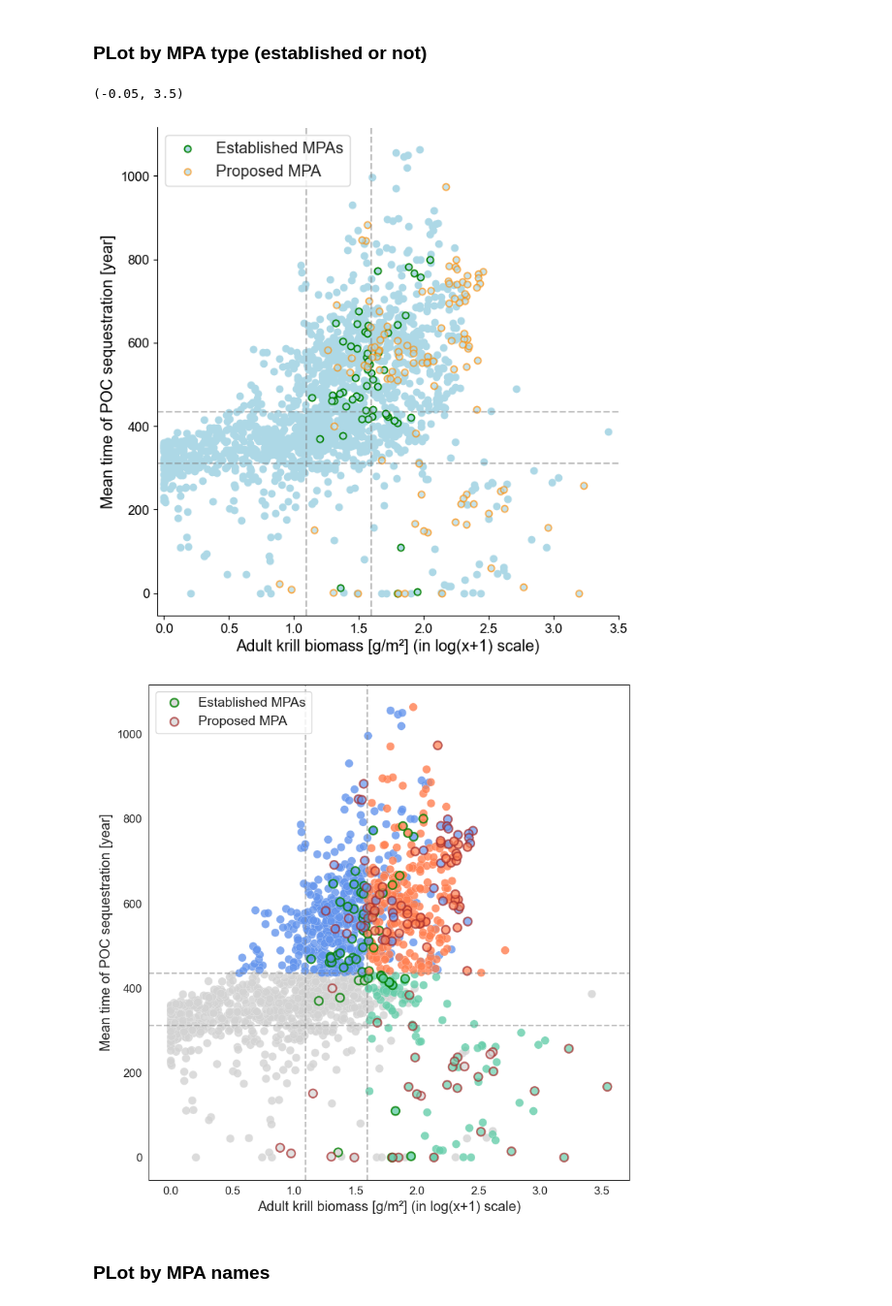
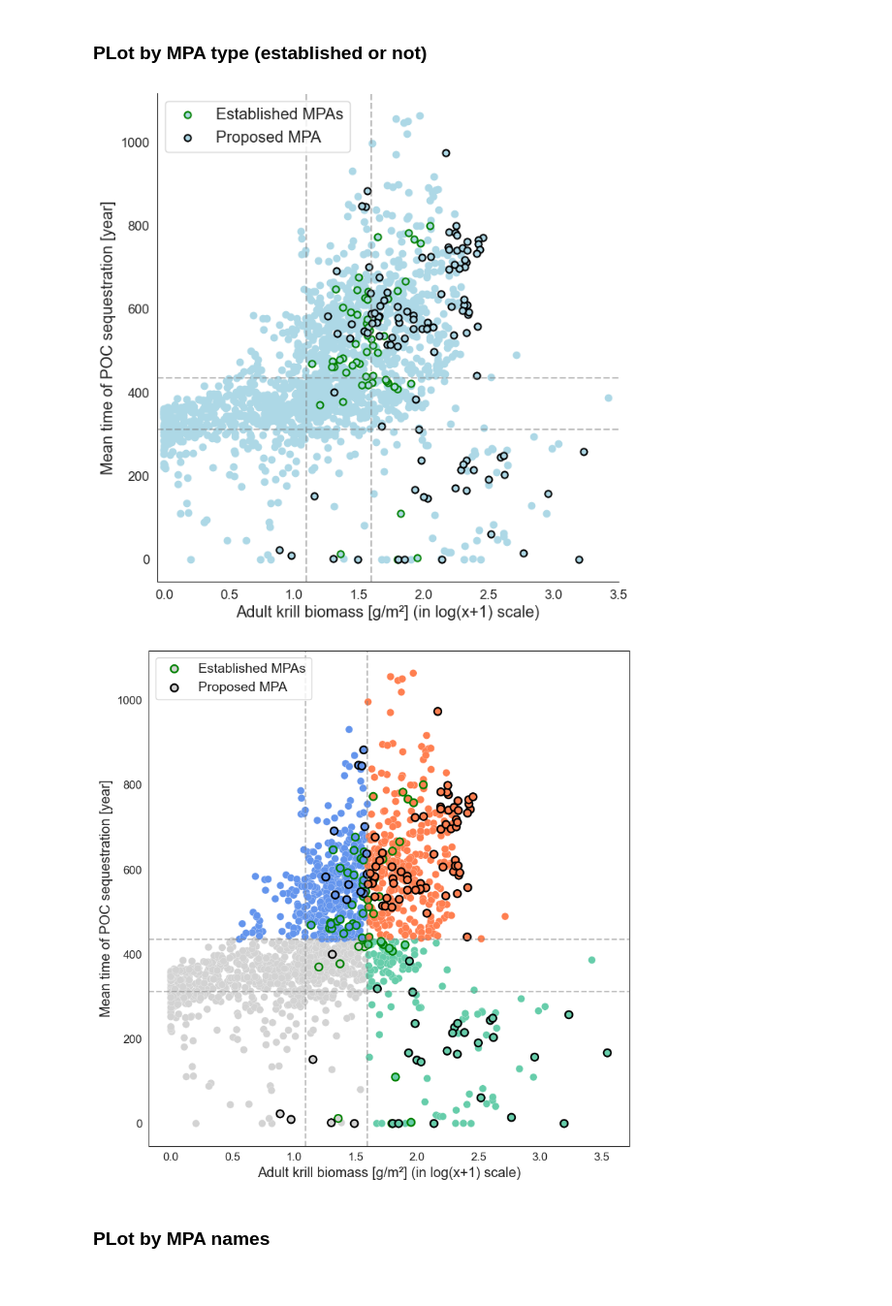
Before and after one commit to AnaelleDurfort/Key_Areas_krill_carbon_sequestration, a Jupyter notebook: 4_MPAs_overlap.ipynb, the cells around one changed output. Shown at 97% size. Drawn from its saved outputs; the diff is of its cells as text; code cells hidden in the pictures.

```diff
--- a/4_MPAs_overlap.ipynb
+++ b/4_MPAs_overlap.ipynb
@@ -586,7 +586,7 @@ p= ax1.scatter(zones_no_protection["krill_adult_log"], zones_no_protection["mean
 p3=ax1.scatter(zones_established_protection["krill_adult_log"], zones_established_protection["mean_seq_time"],
             marker="o",
             facecolors = 'lightblue',
-            linewidths = 1.2,
+            linewidths = 1.4,
             edgecolor = 'g',
             label = 'Established MPAs')
 
@@ -595,9 +595,9 @@ p3=ax1.scatter(zones_established_protection["krill_adult_log"], zones_establishe
 p2=ax1.scatter(zones_proposed_protection["krill_adult_log"], zones_proposed_protection["mean_seq_time"],
             marker="o",
             facecolors = 'lightblue',
-            linewidths = 1.2,
-            edgecolor = 'darkorange',
-            alpha= 0.7,
+            linewidths = 1.4,
+            edgecolor = 'black', #'darkorange',
+            # alpha= 0.7,
             label = 'Proposed MPA')
 
 
@@ -624,8 +624,7 @@ ax1.set_xlim([-0.05, 3.5])
 
 # plt.savefig('./figures/biplot_mpas_type.png',bbox_inches='tight', dpi=300)
 # %% [output]
-(-0.05, 3.5)
-[figure, old version]
+[figure, new version]
 # %%
 fig, ax = plt.subplots(figsize=(8, 8))
 
@@ -637,9 +636,10 @@ sns.scatterplot(
     hue="Zone_type",
     palette=['lightgrey', 'cornflowerblue', 'mediumaquamarine', 'coral'],
     edgecolor='white',
-    s=75,
+    s=60,
+    sizes = (15,75),
     linewidth=0.2,
-    alpha = 0.8,
+    # alpha = 0.8,
     legend=False,
     ax=ax
 )
@@ -653,8 +653,9 @@ sns.scatterplot(
     # marker='s',  # carré pour différencier
     palette=['lightgrey', 'cornflowerblue', 'mediumaquamarine', 'coral'],
     edgecolor='green', linewidth=1.7,
-    s=75,
-    alpha=0.8,
+    s=60,
+    sizes = (15,75),
+    # alpha=0.8,
     label = 'Established MPAs',
     legend=False,
     ax=ax
@@ -667,37 +668,38 @@ sns.scatterplot(
     hue="Zone_type",
     # marker='s',  # carré pour différencier
     palette=['lightgrey', 'cornflowerblue', 'mediumaquamarine', 'coral'],
-    edgecolor='brown', linewidth=1.7,
-    s=75,
-    alpha=0.7,
+    edgecolor='black', linewidth=1.7,
+    s=60,
+    sizes = (15,75),
+    # alpha=0.7,
     label = 'Proposed MPA',
     legend=False,
     ax=ax
 )
 
 plt.legend(loc='upper left', fontsize=14)
 
 # Ajout des lignes de quantile
 
 plt.axvline(x=1.09418, alpha = 0.5, color='grey', linestyle='--')
 plt.axvline(x=1.59819, alpha = 0.5, color='grey', linestyle='--')
 
 plt.axhline(y=311.399158, alpha = 0.5, color='grey', linestyle='--')
 plt.axhline(y=435.064221, alpha = 0.5, color='grey', linestyle='--')
 
 ax.set_xlabel('Adult krill biomass [g/m²] (in log(x+1) scale)', fontsize = 'x-large')
 ax.set_ylabel('Mean time of POC sequestration [year]', fontsize = 'x-large')
 
 plt.xticks(fontsize=12)
 plt.yticks(fontsize=12)
 
 plt.tight_layout()
 
 plt.savefig('./figures/biplot_mpas_type_colors.png',bbox_inches='tight', dpi=300)
 
 plt.show()
 # %% [output]
-[figure, old version]
+[figure, new version]
 # %% [markdown]
 ### PLot by MPA names
 # %%
```
Also changed, not shown: parts of 20 cells of this notebook, 5 other files.
